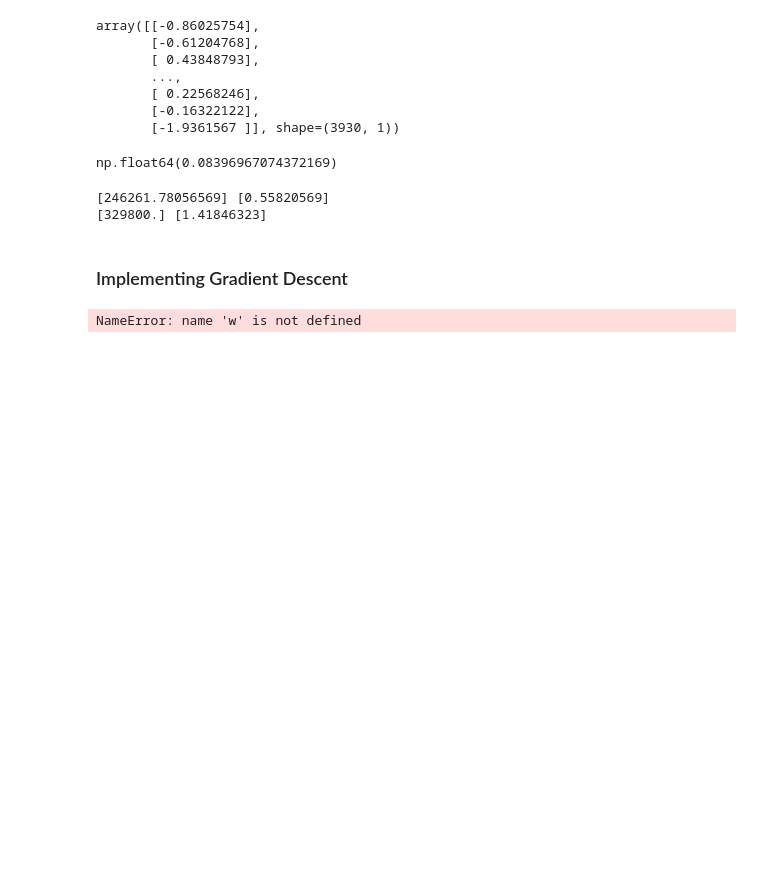
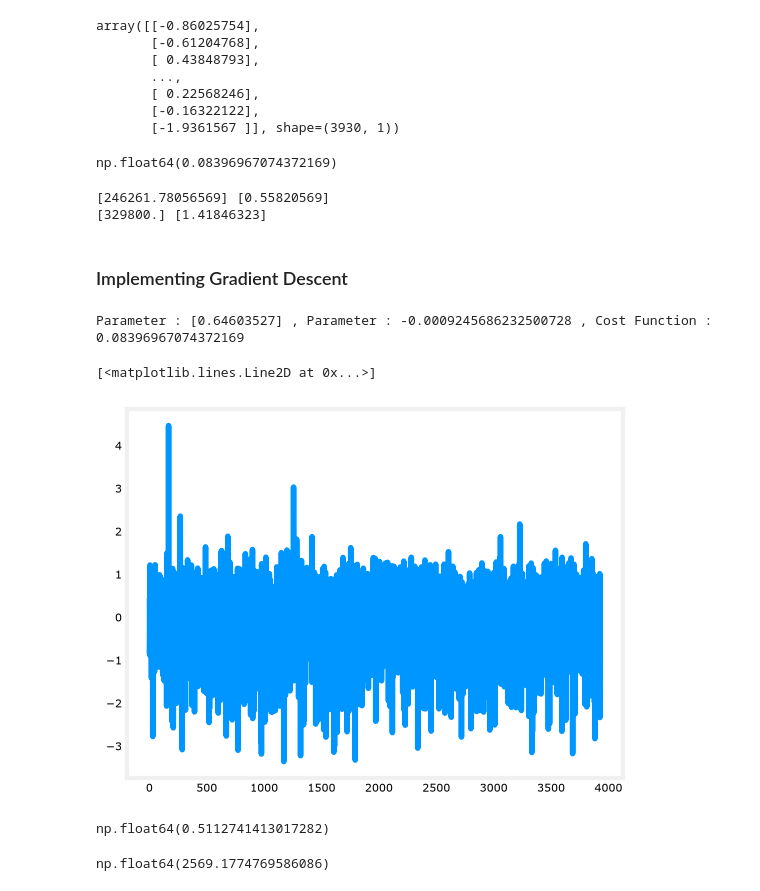
Before and after one commit to Lester-723/Data-Analytics-Projects-, a Jupyter notebook: Practice/Linear Regression.ipynb, the cells around one changed output. Cells and saved outputs as stored; diff of their text form; code cells hidden in the pictures; blank space fills up the shorter version.

```diff
--- a/Practice/Linear Regression.ipynb
+++ b/Practice/Linear Regression.ipynb
@@ -246,7 +247,11 @@ print(y_test_inverse[0],y_test[0])
 # %% [markdown]
 ### Implementing Gradient Descent
 # %%
-print(w)
-print(b)
+print(f"Parameter : {w} , Parameter : {b} , Cost Function : {MSE}")
 # %% [output]
-NameError: name 'w' is not defined
+Parameter : [0.64603527] , Parameter : -0.0009245686232500728 , Cost Function : 0.08396967074372169
+# %%
+plt.plot(error)
+# %% [output]
+[<matplotlib.lines.Line2D at 0x...>]
+[figure, added]
@@ -252,0 +268,4 @@ NameError: name 'w' is not defined
+# %%
+compute_cost(x_train,y_train,0.001,0.000009)
+# %% [output]
+np.float64(0.5112741413017282)
@@ -252,0 +283,4 @@ NameError: name 'w' is not defined
+# %%
+dj_db
+# %% [output]
+np.float64(2569.1774769586086)
```
Also changed, not shown: parts of 9 cells of this notebook.
